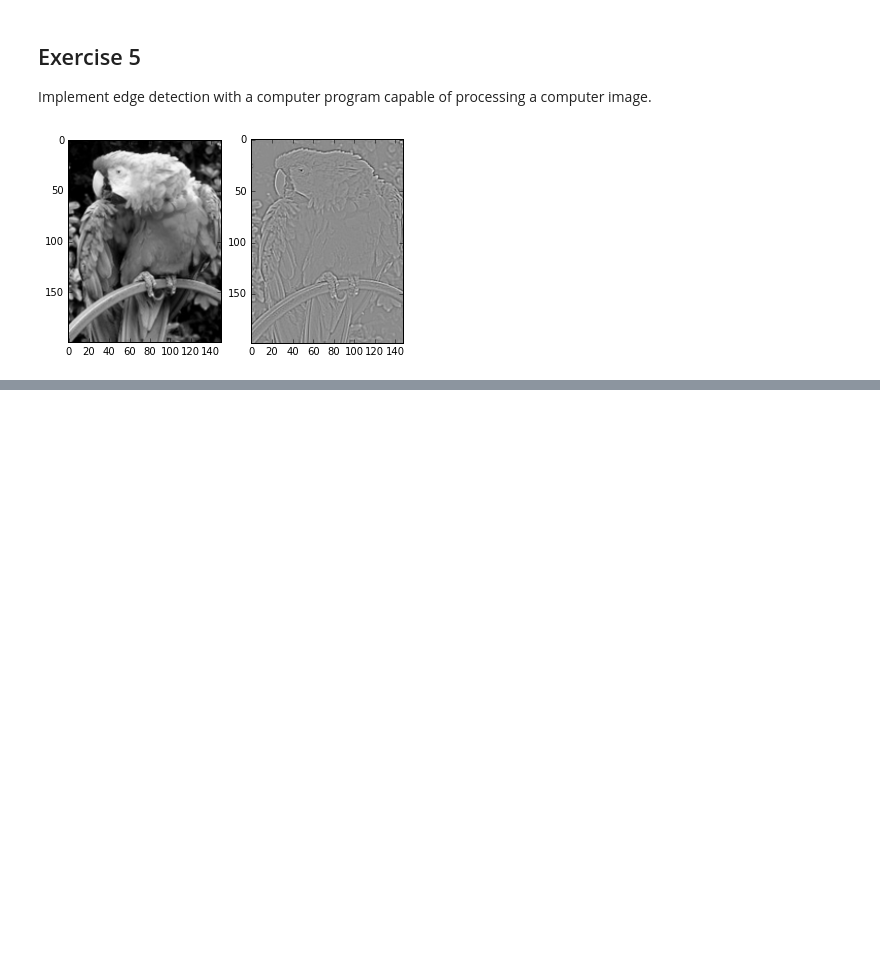
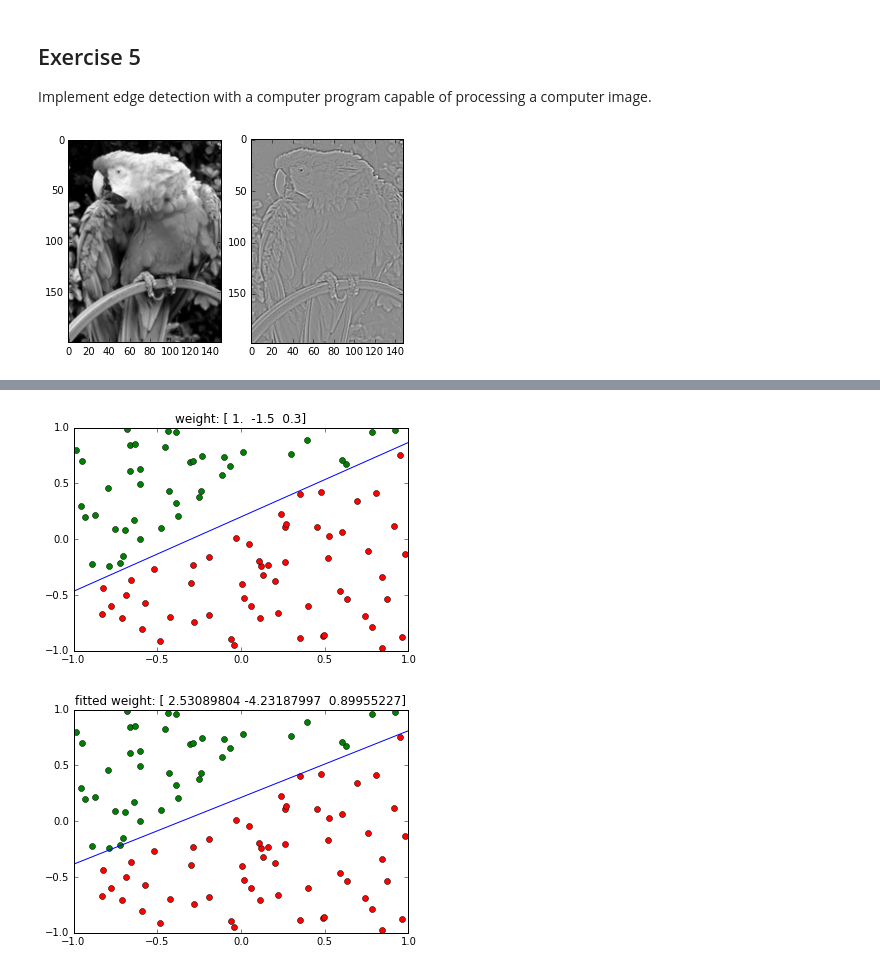
Before and after one commit to L-Richter/neuralnetworks, a Jupyter notebook: exercises_rojas.ipynb, the cells around one changed output, grey strips where cells are left out. Drawn from its saved outputs; the diff is of its cells as text; code cells hidden in the pictures; blank space fills up the shorter version.

```diff
--- a/exercises_rojas.ipynb
+++ b/exercises_rojas.ipynb
@@ -211,0 +276,13 @@ show_edges('pics/parrot.png')
+# %%
+weight = np.array([1, -1.5, 0.3])
+P, N = generate_points(weight)
+
+plt.title('weight: {}'.format(weight))
+plot_sets_2d(P, N, weight=weight)
+
+fitted_weight, iterations = fit_perceptron(P, N, 2)
+plt.title('fitted weight: {}'.format(fitted_weight))
+plot_sets_2d(P, N, weight=fitted_weight)
+# %% [output]
+[figure, added]
+[figure, added]
```
Also changed, not shown: parts of 5 cells of this notebook.
